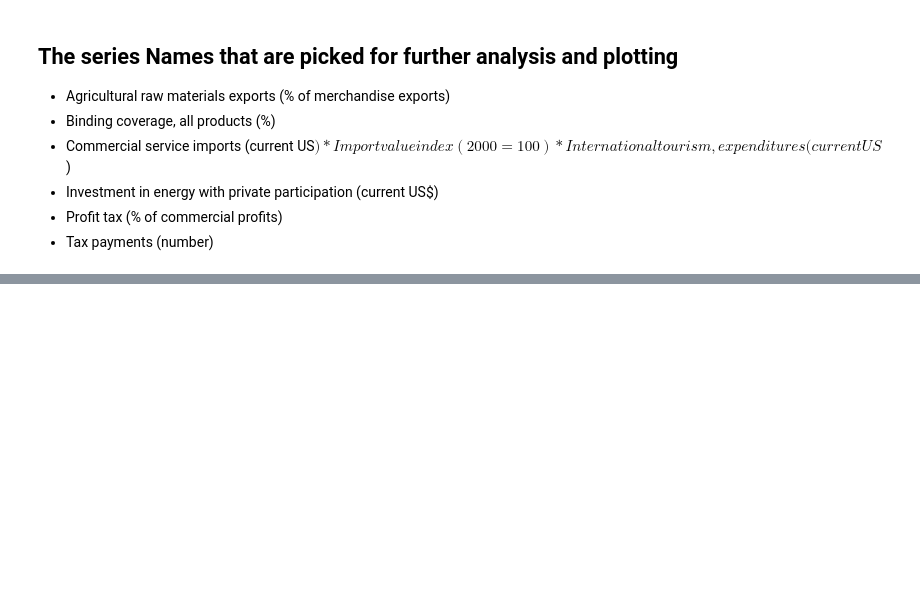
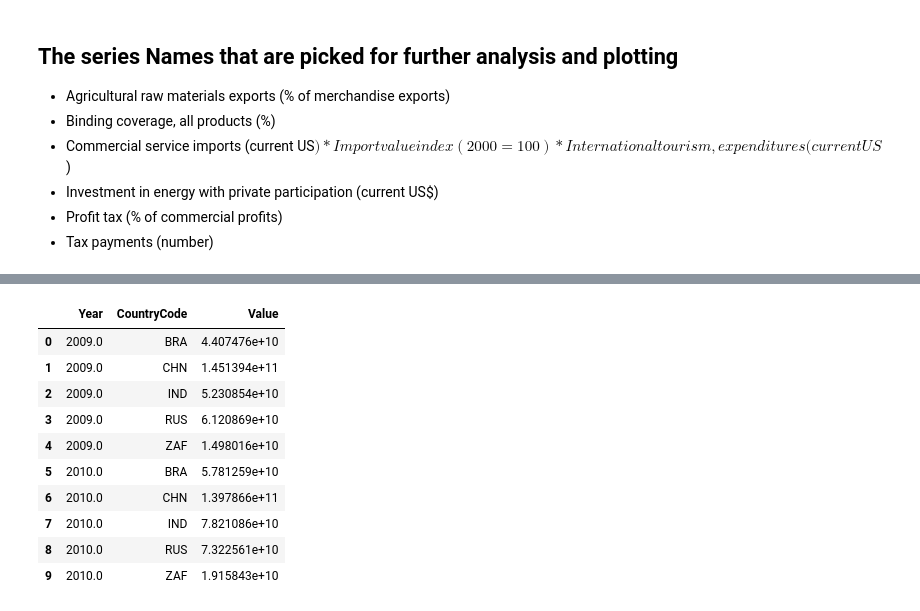
Before and after one commit to SArjaGit/BRICS_Project, a Jupyter notebook: Sarath/Private_Sector.ipynb, the cells around one changed output, grey strips where cells are left out. Cells and saved outputs as stored; diff of their text form; code cells hidden in the pictures; blank space fills up the shorter version.

```diff
--- a/Sarath/Private_Sector.ipynb
+++ b/Sarath/Private_Sector.ipynb
@@ -108,0 +185,5 @@ array(['Agricultural raw materials exports (% of merchandise exports)',
+# %%
+#From the Private Sector Data, we are interested in the series "Commercial service imports (current US$)"
+
+Commercial_service_imports = private_sector_df.loc[private_sector_df['SeriesName'] == 'Commercial service imports (current US$)']
+Commercial_service_imports.head()
@@ -108,0 +197,16 @@ array(['Agricultural raw materials exports (% of merchandise exports)',
+# %%
+# Grouping the data by Year and country to get the mean of the values for each year
+Commercial_service_imports_grouped = Commercial_service_imports.groupby(by=["Year","CountryCode"])["Value"].mean().reset_index()
+Commercial_service_imports_grouped.head(10)
+# %% [output]
+|  | Year | CountryCode | Value |
+| 0 | 2009.0 | BRA | 4.407476e+10 |
+| 1 | 2009.0 | CHN | 1.451394e+11 |
+| 2 | 2009.0 | IND | 5.230854e+10 |
+| 3 | 2009.0 | RUS | 6.120869e+10 |
+| 4 | 2009.0 | ZAF | 1.498016e+10 |
+| 5 | 2010.0 | BRA | 5.781259e+10 |
+| 6 | 2010.0 | CHN | 1.397866e+11 |
+| 7 | 2010.0 | IND | 7.821086e+10 |
+| 8 | 2010.0 | RUS | 7.322561e+10 |
+| 9 | 2010.0 | ZAF | 1.915843e+10 |
```
Also changed, not shown: parts of 25 cells of this notebook.
